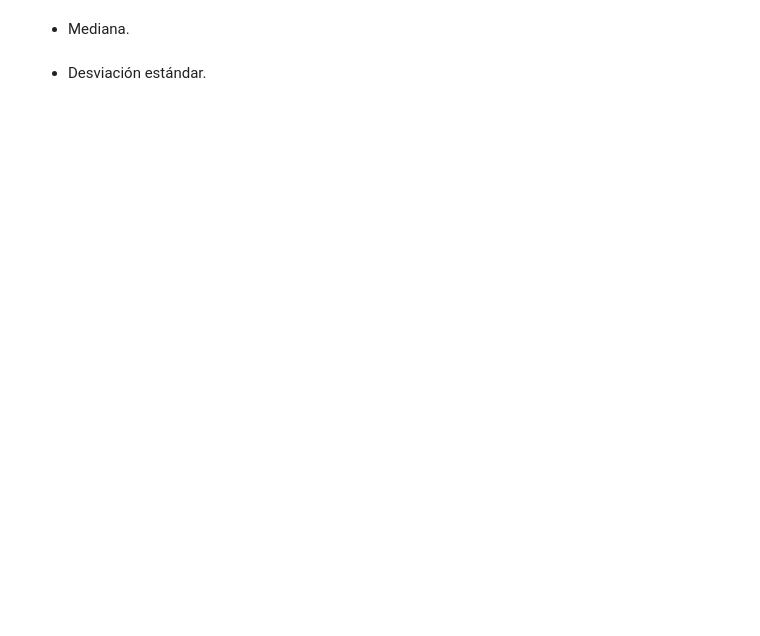
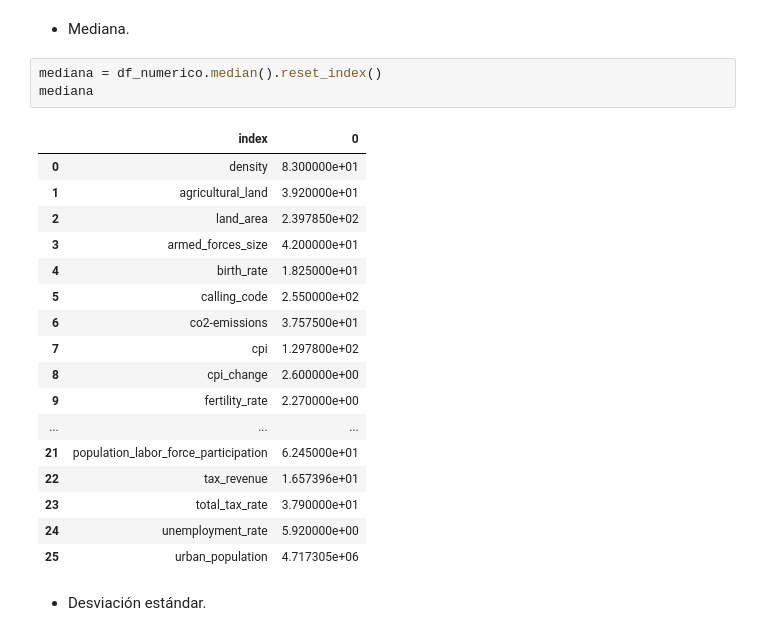
Before and after one commit to DianaG92/adalab-pair_programming-modulo3, a Jupyter notebook: promoH-modulo3-pairprogramming-Estadistica_descriptiva-DIANA_ISA.ipynb, the cells around one changed output. Drawn from its saved outputs; the diff is of its cells as text; blank space fills up the shorter version.

```diff
--- a/promoH-modulo3-pairprogramming-Estadistica_descriptiva-DIANA_ISA.ipynb
+++ b/promoH-modulo3-pairprogramming-Estadistica_descriptiva-DIANA_ISA.ipynb
@@ -9,4 +64,25 @@ En este caso usaremos el mismo DataFrame que hemos estado usando en los últimos
 # %% [markdown]
 - Mediana.
+# %%
+mediana = df_numerico.median().reset_index()
+mediana
+# %% [output]
+|  | index | 0 |
+| 0 | density | 8.300000e+01 |
+| 1 | agricultural_land | 3.920000e+01 |
+| 2 | land_area | 2.397850e+02 |
+| 3 | armed_forces_size | 4.200000e+01 |
+| 4 | birth_rate | 1.825000e+01 |
+| 5 | calling_code | 2.550000e+02 |
+| 6 | co2-emissions | 3.757500e+01 |
+| 7 | cpi | 1.297800e+02 |
+| 8 | cpi_change | 2.600000e+00 |
+| 9 | fertility_rate | 2.270000e+00 |
+| ... | ... | ... |
+| 21 | population_labor_force_participation | 6.245000e+01 |
+| 22 | tax_revenue | 1.657396e+01 |
+| 23 | total_tax_rate | 3.790000e+01 |
+| 24 | unemployment_rate | 5.920000e+00 |
+| 25 | urban_population | 4.717305e+06 |
 # %% [markdown]
 - Desviación estándar.
```
Also changed, not shown: parts of 15 cells of this notebook.
